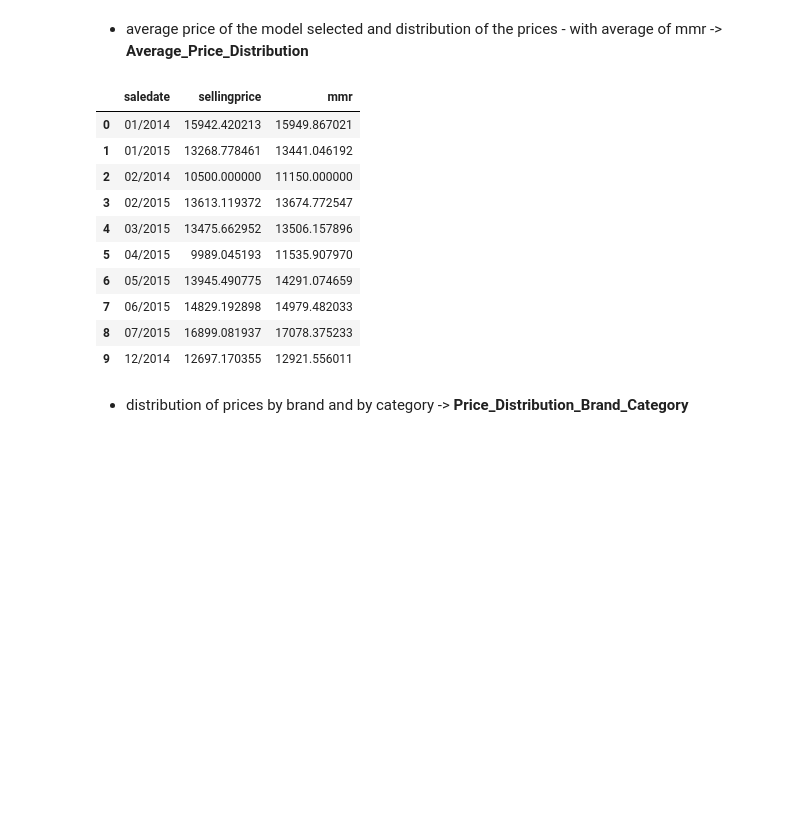
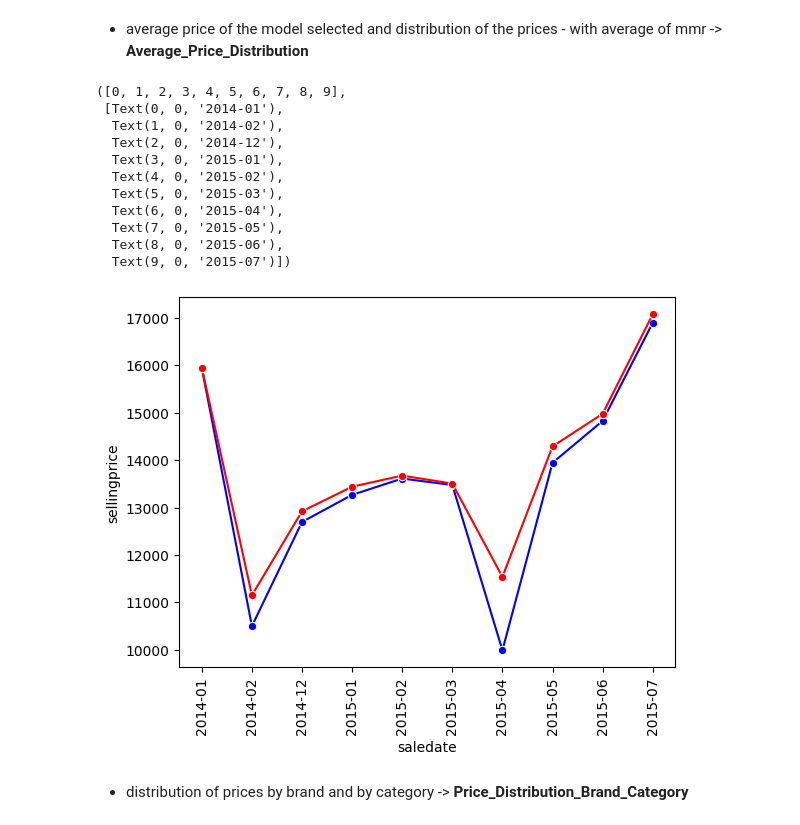
Before and after one commit to StephanoTonelli/VehicleSalesDashboard, a Jupyter notebook: notebook/data_kaggle_visuals.ipynb, the cells around one changed output. Saved outputs shown, nothing was run; the diff lists cells and outputs as text; code cells hidden in the pictures; blank space fills up the shorter version.

```diff
--- a/notebook/data_kaggle_visuals.ipynb
+++ b/notebook/data_kaggle_visuals.ipynb
@@ -139,26 +172,35 @@ df_best_selling_model
 # %%
 df1 = df.copy()
 
 # print(df['saledate'].head())  # Check raw values before conversion
 # print(df.dtypes)  # Check current data types
 df1['saledate'] = df1['saledate'].astype('datetime64[ns, UTC]').dt.strftime("%Y-%m")
 
 # calculates the average of the "Selling Price" and "mmr" columns for each unique value in the "saledate" column
 df1 = df1.groupby('saledate').agg({'sellingprice': 'mean', 'mmr': 'mean'}).reset_index()
 
-df1
+df1 = df1.sort_values(by=["saledate"],ascending=[True])
+
+df_average_price_distribution = df1
+
+fig7, ax = plt.subplots()
+sns.lineplot(data=df_average_price_distribution, x="saledate", y="sellingprice", marker="o", color="b", ax=ax)
+sns.lineplot(data=df_average_price_distribution, x="saledate", y="mmr", marker="o", color="r", ax=ax)
+plt.xticks(rotation=90) # Rotate x-axis labels vertically
+# st.pyplot(fig7)
 # %% [output]
-|  | saledate | sellingprice | mmr |
-| 0 | 01/2014 | 15942.420213 | 15949.867021 |
-| 1 | 01/2015 | 13268.778461 | 13441.046192 |
-| 2 | 02/2014 | 10500.000000 | 11150.000000 |
-| 3 | 02/2015 | 13613.119372 | 13674.772547 |
-| 4 | 03/2015 | 13475.662952 | 13506.157896 |
-| 5 | 04/2015 | 9989.045193 | 11535.907970 |
-| 6 | 05/2015 | 13945.490775 | 14291.074659 |
-| 7 | 06/2015 | 14829.192898 | 14979.482033 |
-| 8 | 07/2015 | 16899.081937 | 17078.375233 |
-| 9 | 12/2014 | 12697.170355 | 12921.556011 |
+([0, 1, 2, 3, 4, 5, 6, 7, 8, 9],
+ [Text(0, 0, '2014-01'),
+  Text(1, 0, '2014-02'),
+  Text(2, 0, '2014-12'),
+  Text(3, 0, '2015-01'),
+  Text(4, 0, '2015-02'),
+  Text(5, 0, '2015-03'),
+  Text(6, 0, '2015-04'),
+  Text(7, 0, '2015-05'),
+  Text(8, 0, '2015-06'),
+  Text(9, 0, '2015-07')])
+[figure, added]
 # %% [markdown]
 - distribution of prices by brand and by category -> **Price_Distribution_Brand_Category**
 # %%
```
Also changed, not shown: parts of 3 cells of this notebook, 2 other files.
